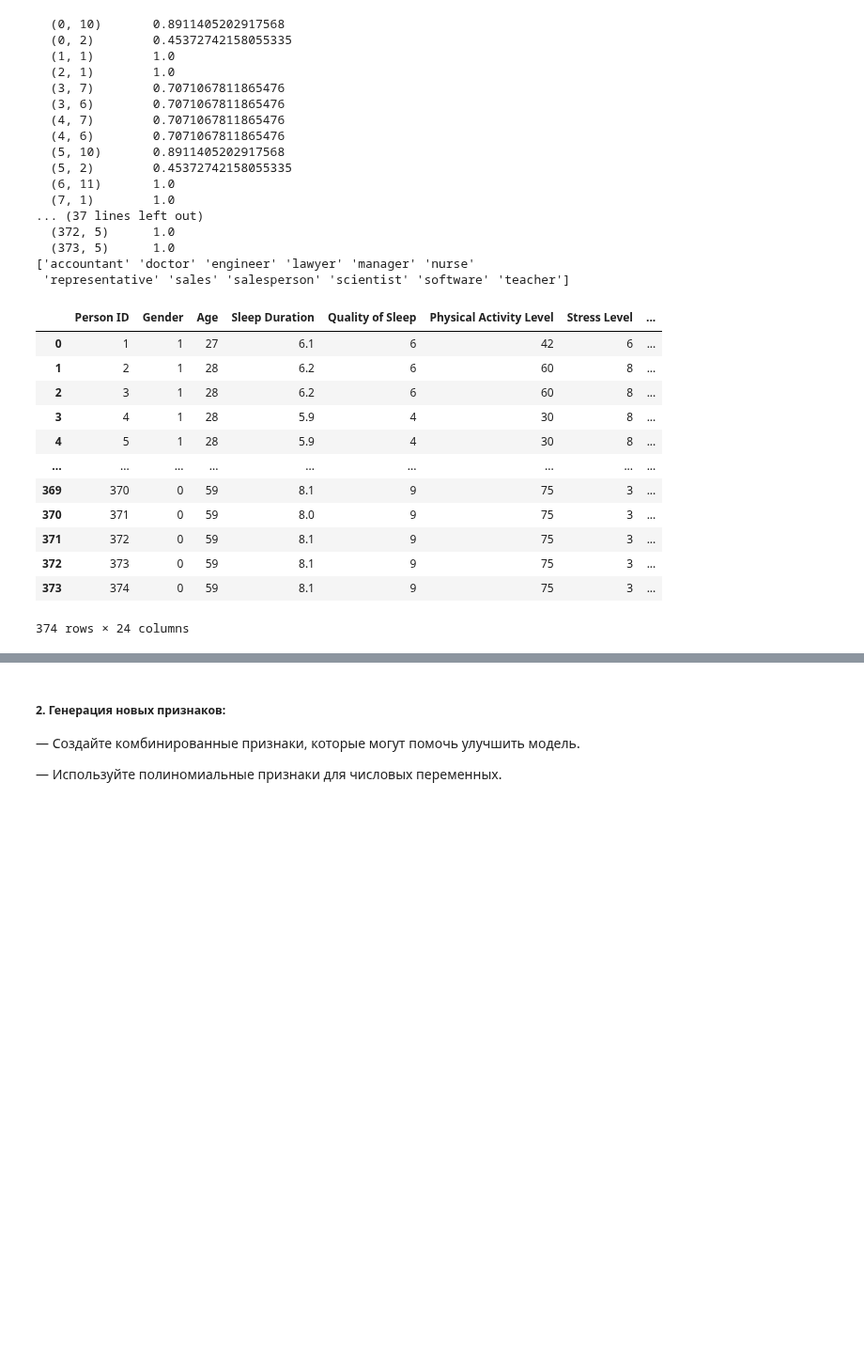
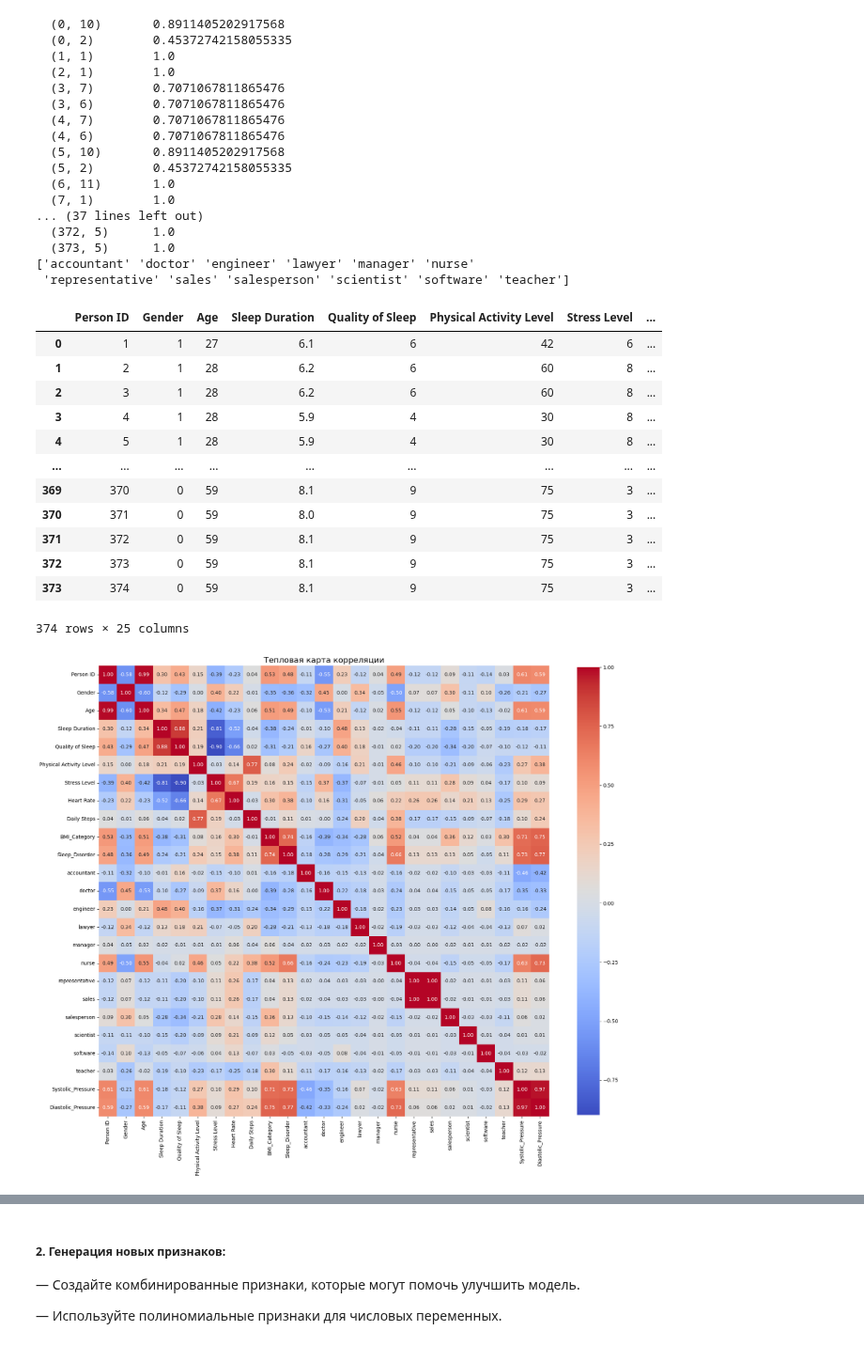
Before and after one commit to Ritorta/PythonDataBase, a Jupyter notebook: Work#8/Task_1.ipynb, the cells around one changed output, grey strips where cells are left out. Shown at 94% size. Cells and saved outputs as stored; diff of their text form; code cells hidden in the pictures; blank space fills up the shorter version.

```diff
--- a/Work#8/Task_1.ipynb
+++ b/Work#8/Task_1.ipynb
@@ -338,10 +341,10 @@ df_encoder = df.copy()
 
 # Применение Label Encoding к каждому категориальному столбцу
 df_encoder['Gender'] = label_encoder.fit_transform(df_encoder['Gender'])
-df_encoder['BMI Category'] = label_encoder.fit_transform(df_encoder['BMI Category'])
+df_encoder['BMI_Category'] = label_encoder.fit_transform(df_encoder['BMI Category'])
 # %% [markdown]
 В виду того, что автоматически LabelEncoder кодирует столбец Sleep Disorder не так как нам нужно, решил задать вручную.
 # %%
 sleep_disorder_mapping = {'No Disorder': 0, 'Sleep Apnea': 2, 'Insomnia': 1}
-df_encoder['Sleep Disorder'] = df_encoder['Sleep Disorder'].map(sleep_disorder_mapping)
+df_encoder['Sleep_Disorder'] = df_encoder['Sleep Disorder'].map(sleep_disorder_mapping)
 # %%
@@ -362,6 +372,8 @@ Sleep Disorder
 2     78
 1     77
 Name: count, dtype: int64
+# %%
+df_encoder.drop(['BMI Category', 'Sleep Disorder'], axis = 1, inplace=True)
 # %%
 print("\nDataFrame после Label Encoding:")
 df_encoder
@@ -415,6 +427,13 @@ tfidf_df = pd.DataFrame(tfidf_matrix.toarray(), columns=vectorizer.get_feature_n
 
 # Конкатенируем исходный DataFrame с новым DataFrame векторов TF-IDF
 df_encoder = pd.concat([df_encoder, tfidf_df], axis=1).drop('Occupation', axis=1)
+# %%
+# Преобразуем столбец Blood Pressure, извлекая систолическое давление
+df_encoder['Systolic_Pressure'] = df_encoder['Blood Pressure'].str.split('/').str[0].astype(float)
+df_encoder['Diastolic_Pressure'] = df_encoder['Blood Pressure'].str.split('/').str[1].astype(float)
+
+# Удаляем оригинальный столбец, если он не нужен
+df_encoder.drop(columns=['Blood Pressure'], inplace=True)
 # %%
 df_encoder
 # %% [output]
@@ -430,4 +449,19 @@ df_encoder
 | 371 | 372 | 0 | 59 | 8.1 | 9 | 75 | 3 | ... |
 | 372 | 373 | 0 | 59 | 8.1 | 9 | 75 | 3 | ... |
 | 373 | 374 | 0 | 59 | 8.1 | 9 | 75 | 3 | ... |
-374 rows × 24 columns
+374 rows × 25 columns
+# %%
+# Вычисляем матрицу корреляции
+correlation_matrix = df_encoder.corr()
+
+# Настройка размера графика
+plt.figure(figsize=(20, 20))
+
+# Построение тепловой карты
+sns.heatmap(correlation_matrix, annot=True, fmt=".2f", cmap='coolwarm', square=True, cbar_kws={"shrink": .8})
+
+# Вывод заголовка
+plt.title('Тепловая карта корреляции', fontsize=16)
+plt.show()
+# %% [output]
+[figure, added]
```
Also changed, not shown: parts of 15 cells of this notebook.
